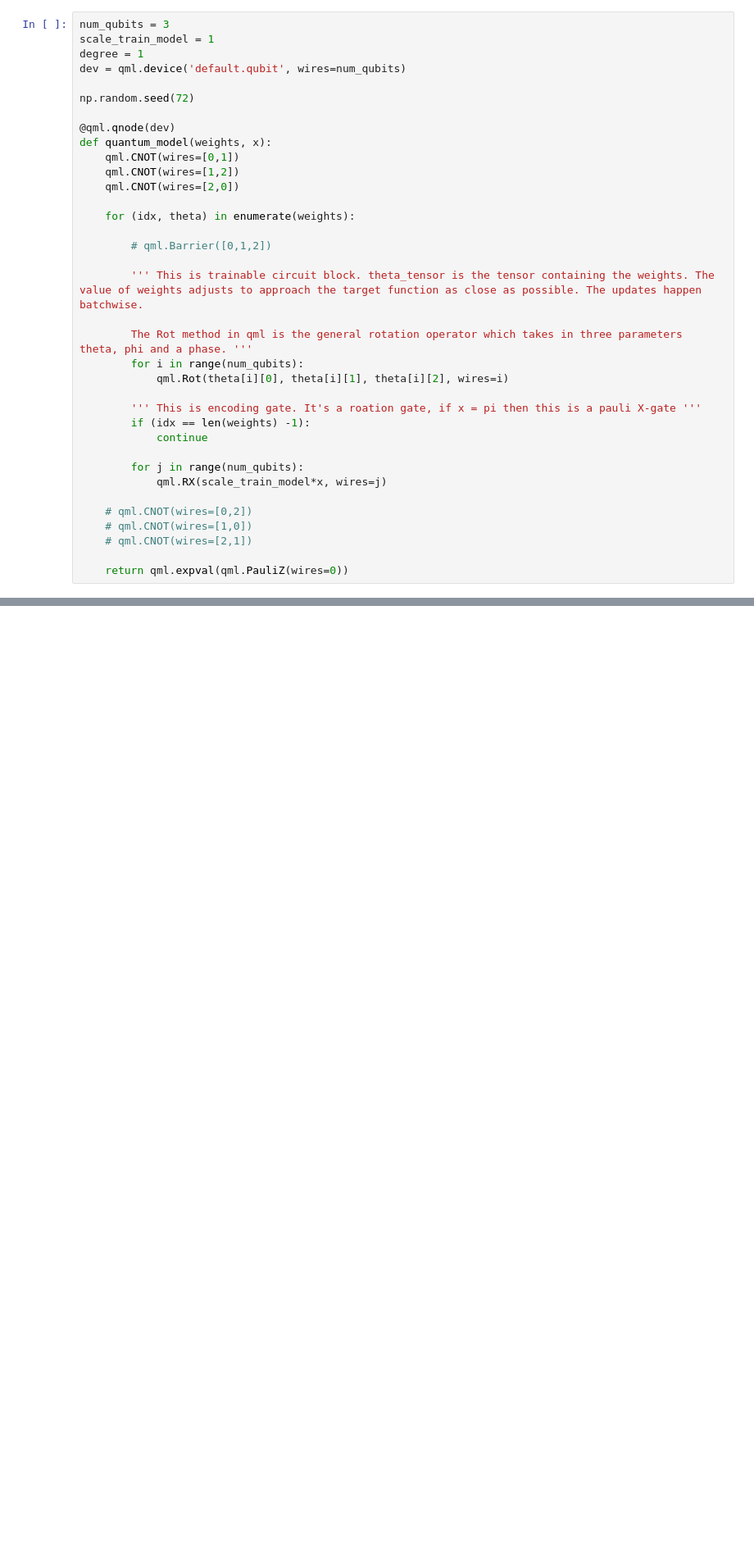
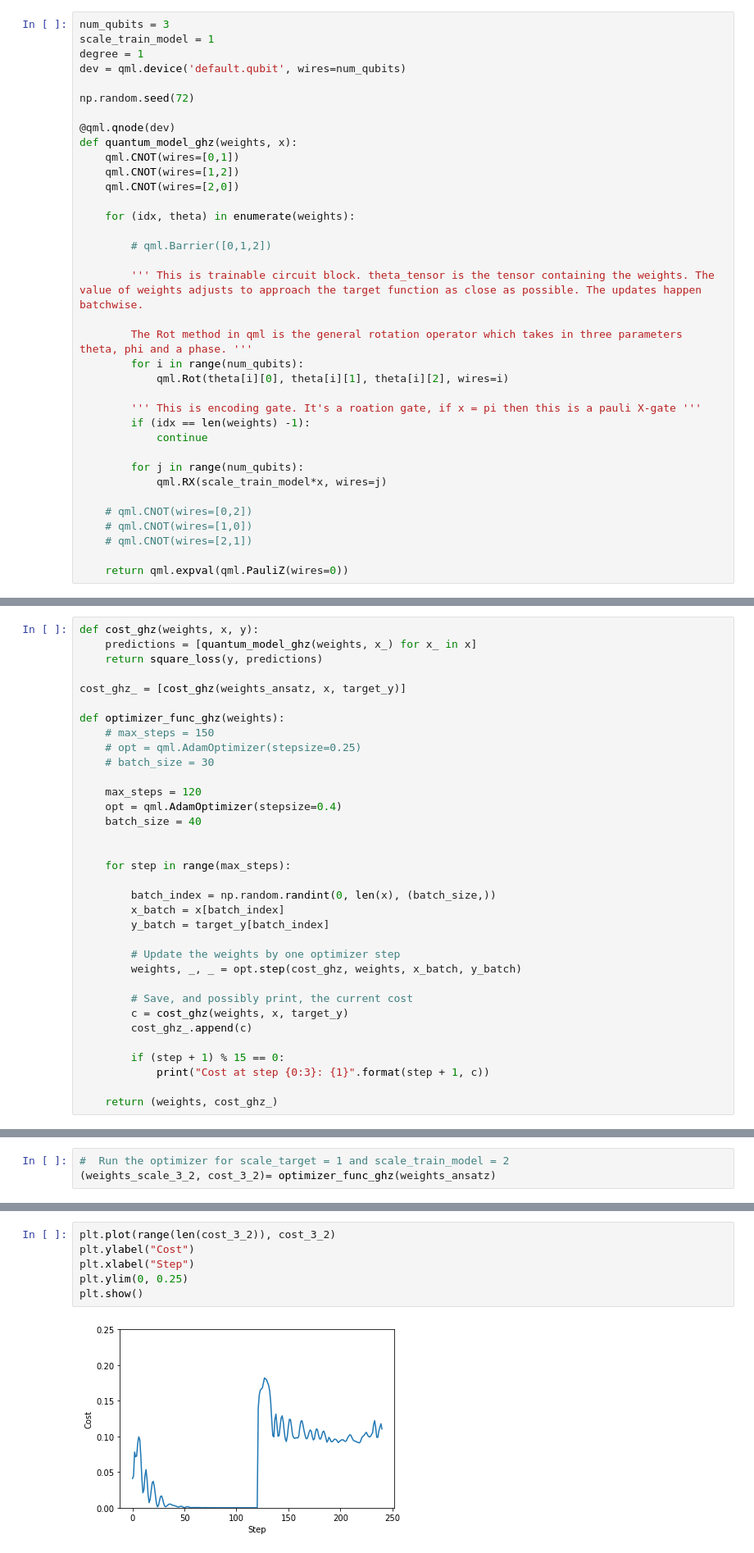
Before and after one commit to Pratha-Me/Expressivity-Quantum-Data-encoding-Fourier-Series, a Jupyter notebook: codes.ipynb, the cells around one changed output, grey strips where cells are left out. Shown at 82% size. Drawn from its saved outputs; the diff is of its cells as text; blank space fills up the shorter version.

```diff
--- a/codes.ipynb
+++ b/codes.ipynb
@@ -510,7 +512,7 @@ dev = qml.device('default.qubit', wires=num_qubits)
 np.random.seed(72)
 
 @qml.qnode(dev)
-def quantum_model(weights, x):
+def quantum_model_ghz(weights, x):
     qml.CNOT(wires=[0,1])
     qml.CNOT(wires=[1,2])
     qml.CNOT(wires=[2,0])
@@ -578,4 +580,38 @@ plt.axhline(0.0)
 plt.show()
 # %% [output]
 [figure]
+# %%
+def cost_ghz(weights, x, y):
+    predictions = [quantum_model_ghz(weights, x_) for x_ in x]
+    return square_loss(y, predictions)
+
+cost_ghz_ = [cost_ghz(weights_ansatz, x, target_y)]
+
+def optimizer_func_ghz(weights):
+    # max_steps = 150
+    # opt = qml.AdamOptimizer(stepsize=0.25)
+    # batch_size = 30
+
+    max_steps = 120
+    opt = qml.AdamOptimizer(stepsize=0.4)
+    batch_size = 40
+
+
+    for step in range(max_steps):
+
+        batch_index = np.random.randint(0, len(x), (batch_size,))
+        x_batch = x[batch_index]
+        y_batch = target_y[batch_index]
+
+        # Update the weights by one optimizer step
+        weights, _, _ = opt.step(cost_ghz, weights, x_batch, y_batch)
+
+        # Save, and possibly print, the current cost
+        c = cost_ghz(weights, x, target_y)
+        cost_ghz_.append(c)
+
+        if (step + 1) % 15 == 0:
+            print("Cost at step {0:3}: {1}".format(step + 1, c))
+
+    return (weights, cost_ghz_)
 # %%
@@ -614,0 +669,3 @@ plt.show()
+# %%
+#  Run the optimizer for scale_target = 1 and scale_train_model = 2
+(weights_scale_3_2, cost_3_2)= optimizer_func_ghz(weights_ansatz)
@@ -614,0 +681,8 @@ plt.show()
+# %%
+plt.plot(range(len(cost_3_2)), cost_3_2)
+plt.ylabel("Cost")
+plt.xlabel("Step")
+plt.ylim(0, 0.25)
+plt.show()
+# %% [output]
+[figure, added]
```
Also changed, not shown: parts of 20 cells of this notebook, 1 other file.
